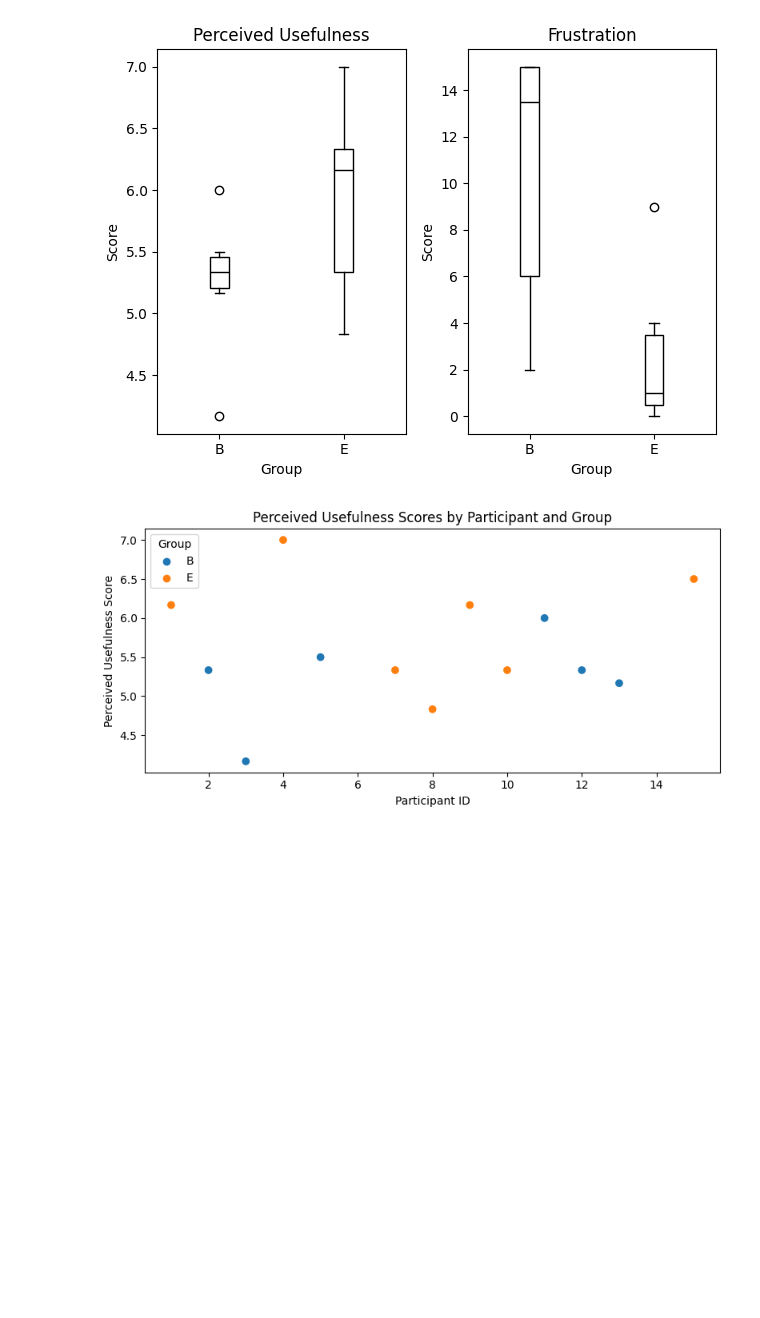
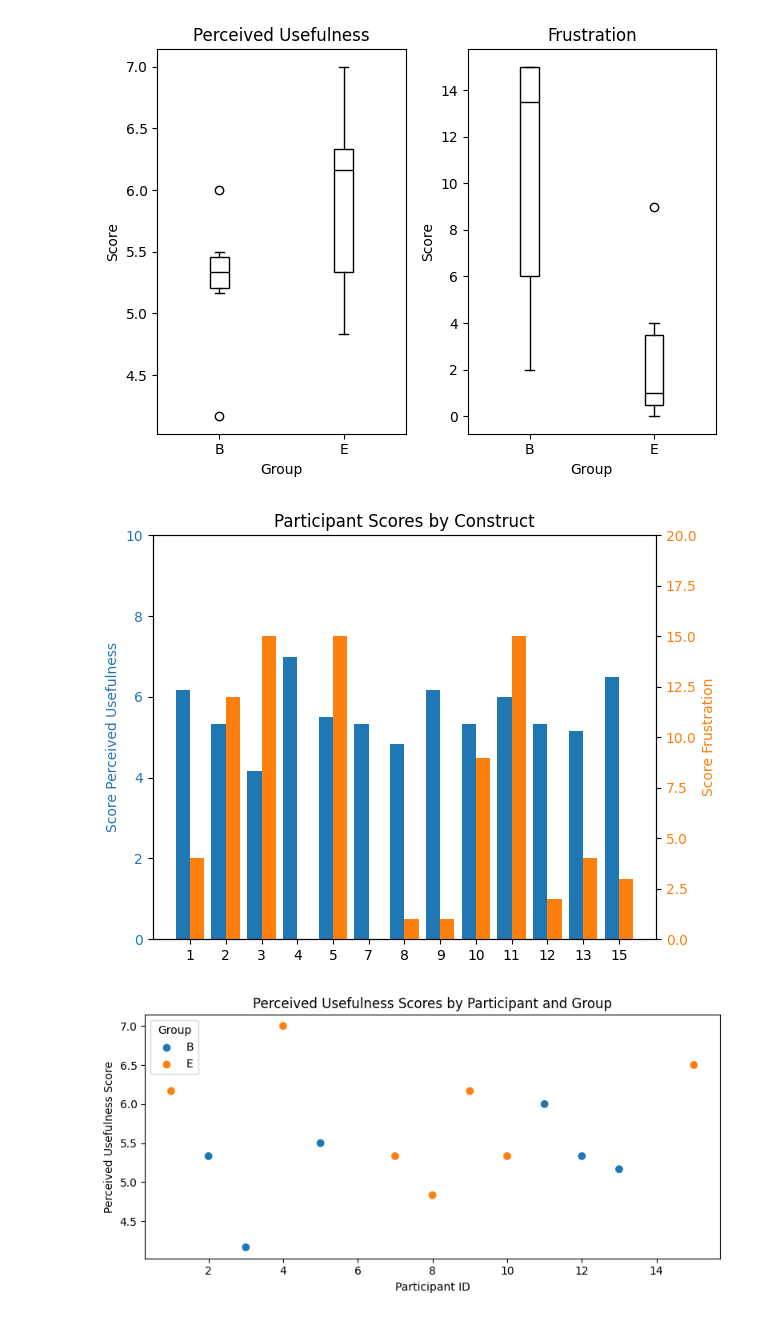
Before and after one commit to nimble-byte/thesis-code, a Jupyter notebook: evaluation/evaluation.ipynb, the cells around one changed output. Cells and saved outputs as stored; diff of their text form; code cells hidden in the pictures; blank space fills up the shorter version.

Commit message:
refine visualisation

```diff
--- a/evaluation/evaluation.ipynb
+++ b/evaluation/evaluation.ipynb
@@ -264,6 +267,32 @@ plt.savefig("./out/images/boxplots_all_constructs.png")
 plt.show()
 # %% [output]
 [figure]
+# %%
+x = np.arange(len(results_df.index))
+bar_width = 0.4
+
+fig, ax1 = plt.subplots()
+
+# First construct (left y-axis)
+ax1.bar(x - bar_width/2, results_df["Perceived Usefulness"], width=bar_width, color="tab:blue", label="Perceived Usefulness")
+ax1.set_ylim(0, 10)
+ax1.set_ylabel("Score Perceived Usefulness", color="tab:blue")
+ax1.tick_params(axis="y", labelcolor="tab:blue")
+
+# Second construct (right y-axis)
+ax2 = ax1.twinx()
+ax2.bar(x + bar_width/2, results_df["Frustration"], width=bar_width, color="tab:orange", label="Frustration")
+ax2.set_ylim(0, 20)
+ax2.set_ylabel("Score Frustration", color="tab:orange")
+ax2.tick_params(axis="y", labelcolor="tab:orange")
+
+plt.title("Participant Scores by Construct")
+plt.xticks(x, results_df.index, rotation=30)
+plt.tight_layout()
+plt.savefig("./out/images/summary_participant_scores.png")
+plt.show()
+# %% [output]
+[figure, added]
 # %%
 os.makedirs("./out/images/constructs", exist_ok=True)
 
```
Also changed, not shown: parts of 3 cells of this notebook, 14 other files.
